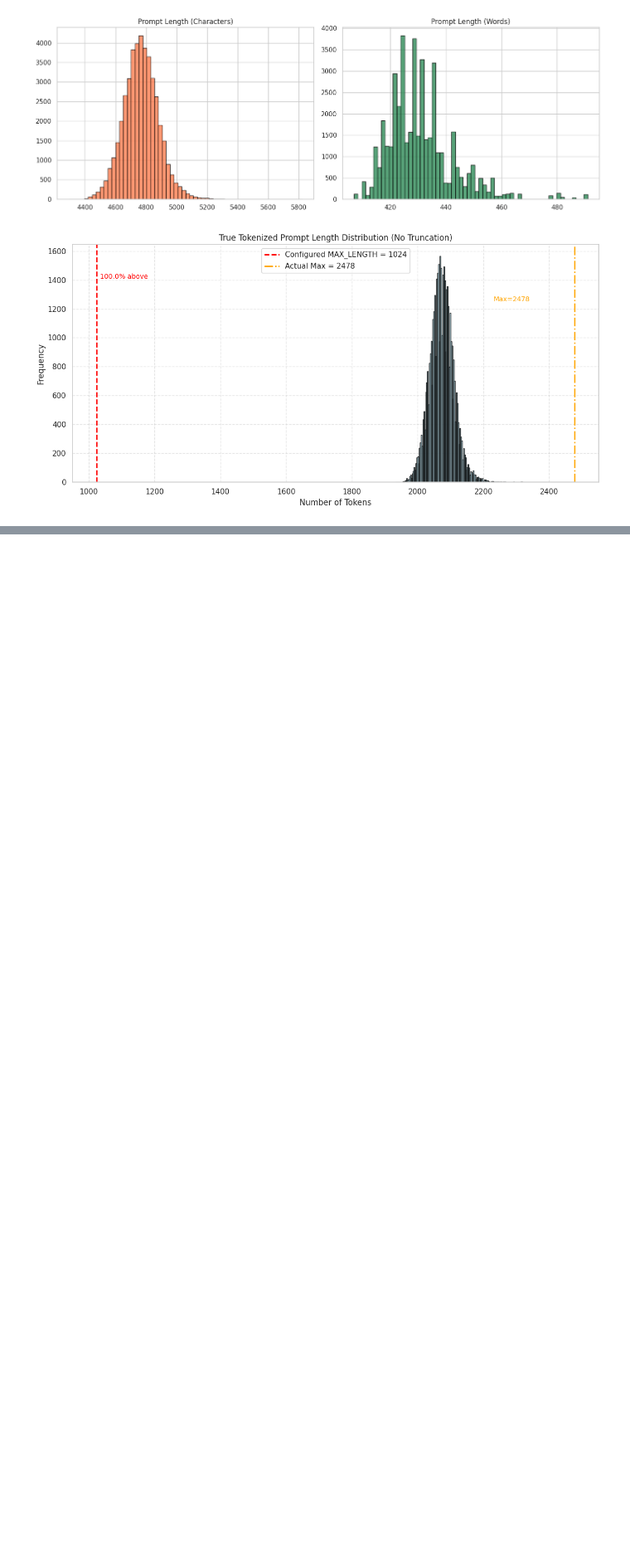
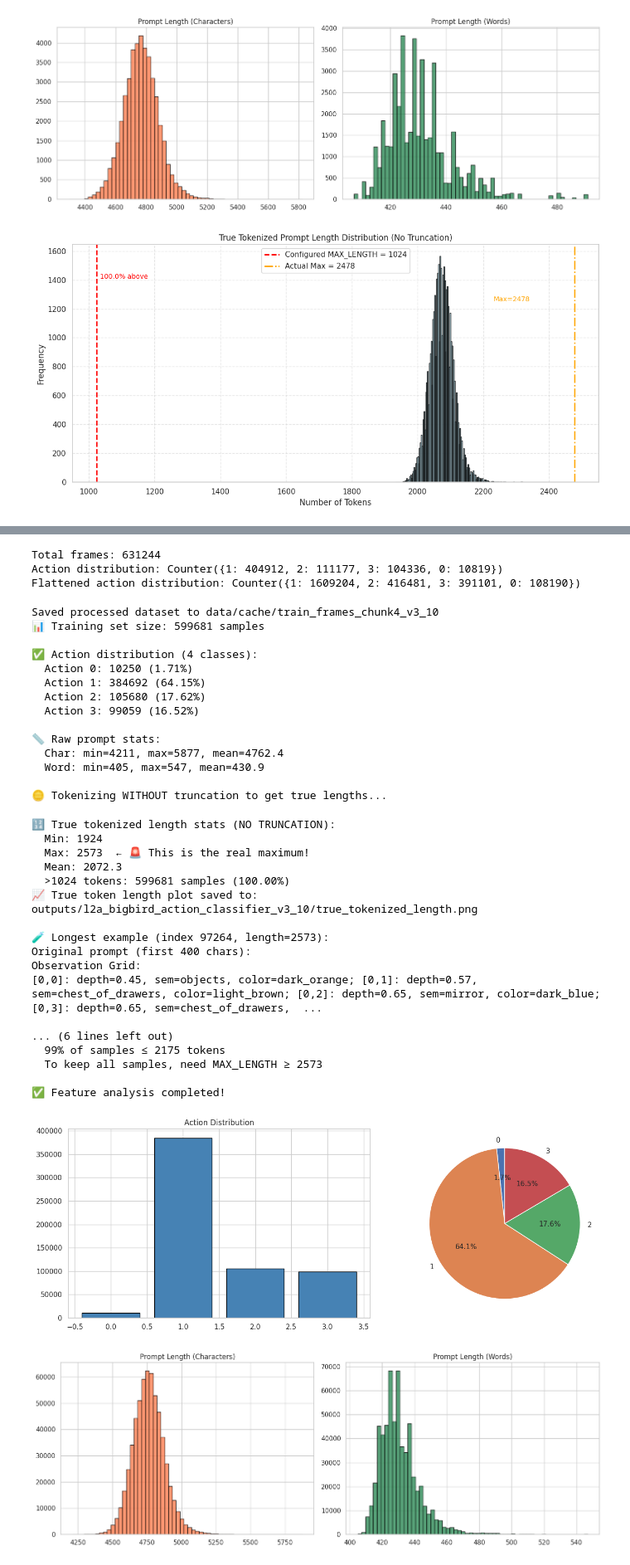
Before and after one commit to DaojiePENG/l2am_ws, a Jupyter notebook: features_analysis.ipynb, the cells around one changed output, grey strips where cells are left out. Shown at 83% size. Saved outputs shown, nothing was run; the diff lists cells and outputs as text; code cells hidden in the pictures; blank space fills up the shorter version.

```diff
--- a/features_analysis.ipynb
+++ b/features_analysis.ipynb
@@ -733,7 +733,7 @@ HF_CACHE_DIR = "data/hf_model_cache"
 # MODEL_NAME = "allenai/longformer-base-4096"
 MODEL_NAME = "google/bigbird-roberta-base"
 MAX_LENGTH = 1024  # 仅作为参考阈值，不用于截断
-OUTPUT_DIR = "outputs/l2a_bigbird_action_classifier_v3_10"
+OUTPUT_DIR = "outputs/l2a_bigbird_action_classifier_chunk4_v3_10"
 
 # 直接相对地导入 get_or_create_dataset_chunk_v3 ，在 ./l2am/dataset_utils.py 中定义
 from l2am.dataset_utils import get_or_create_dataset_chunk_v3
@@ -891,3 +891,4 @@ def main():
 
 if __name__ == "__main__":
     main()
+# %% [output]
@@ -893,0 +915,36 @@ if __name__ == "__main__":
+Total frames: 631244
+Action distribution: Counter({1: 404912, 2: 111177, 3: 104336, 0: 10819})
+Flattened action distribution: Counter({1: 1609204, 2: 416481, 3: 391101, 0: 108190})
+Saved processed dataset to data/cache/train_frames_chunk4_v3_10
+📊 Training set size: 599681 samples
+
+✅ Action distribution (4 classes):
+  Action 0: 10250 (1.71%)
+  Action 1: 384692 (64.15%)
+  Action 2: 105680 (17.62%)
+  Action 3: 99059 (16.52%)
+
+📏 Raw prompt stats:
+  Char: min=4211, max=5877, mean=4762.4
+  Word: min=405, max=547, mean=430.9
+
+🪙 Tokenizing WITHOUT truncation to get true lengths...
+🔢 True tokenized length stats (NO TRUNCATION):
+  Min: 1924
+  Max: 2573  ← 🚨 This is the real maximum!
+  Mean: 2072.3
+  >1024 tokens: 599681 samples (100.00%)
+📈 True token length plot saved to: outputs/l2a_bigbird_action_classifier_v3_10/true_tokenized_length.png
+
+🧪 Longest example (index 97264, length=2573):
+Original prompt (first 400 chars):
+Observation Grid:
+[0,0]: depth=0.45, sem=objects, color=dark_orange; [0,1]: depth=0.57, sem=chest_of_drawers, color=light_brown; [0,2]: depth=0.65, sem=mirror, color=dark_blue; [0,3]: depth=0.65, sem=chest_of_drawers,  ...
+
+... (6 lines left out)
+  99% of samples ≤ 2175 tokens
+  To keep all samples, need MAX_LENGTH ≥ 2573
+
+✅ Feature analysis completed!
+[figure, added]
+[figure, added]
```
Also changed, not shown: parts of 1 cell of this notebook, 4 other files.
